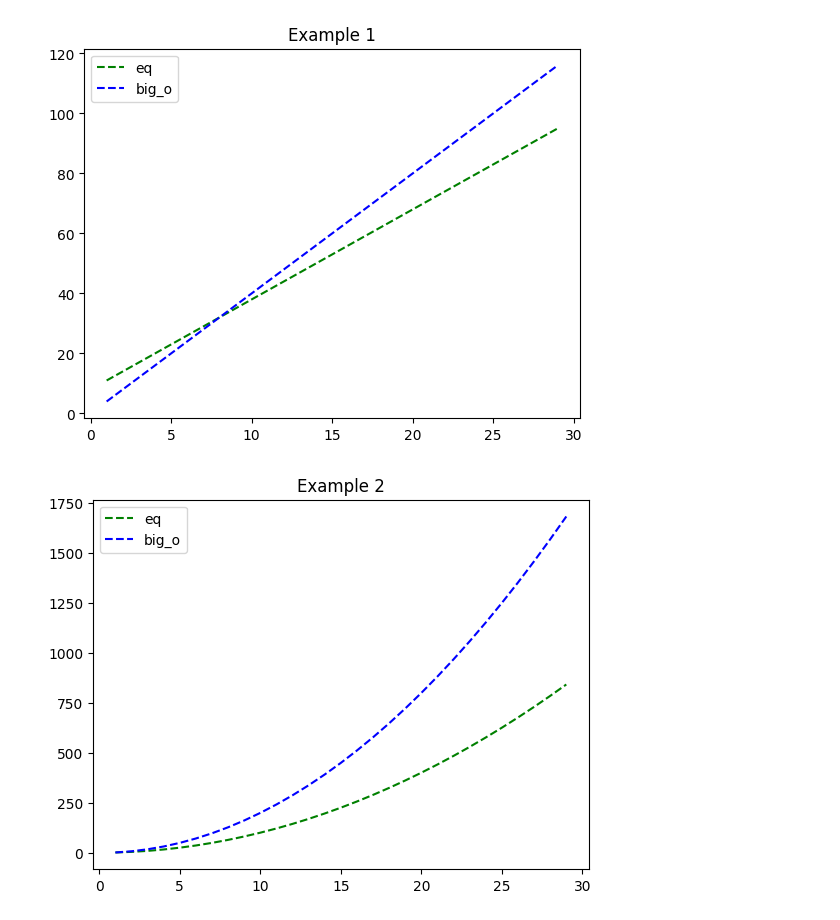
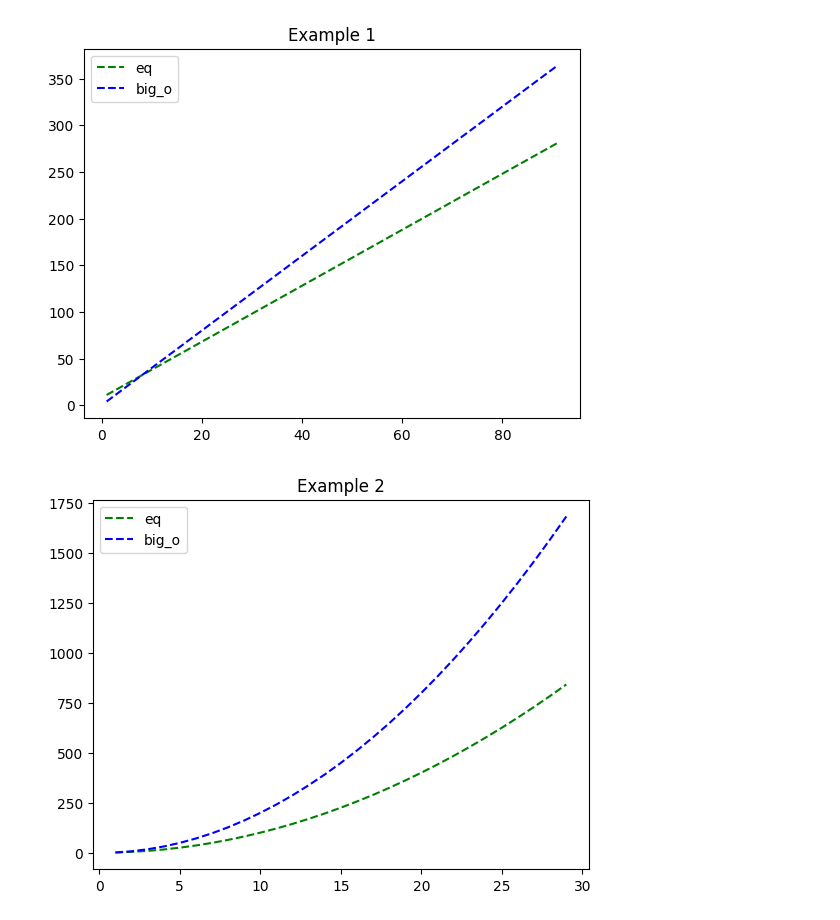
Before and after one commit to alac1984/myalgs, a Jupyter notebook: algorithms_karumanchi/01_big_o.ipynb, the cells around one changed output. Drawn from its saved outputs; the diff is of its cells as text; code cells hidden in the pictures.

```diff
--- a/algorithms_karumanchi/01_big_o.ipynb
+++ b/algorithms_karumanchi/01_big_o.ipynb
@@ -25,24 +25,24 @@ def eq_solutions(eq: Equality, symbol: Symbol, values: list[int]) -> list:
 # %%
 """Big O Examples, page 23"""
 
 # Example 1
 sy.var('y n')
 eq = sy.Eq(y, 3*n + 8)
-eq_nval = list(range(1, 30))
+eq_nval = list(range(1, 100, 10))
 eq_yval = eq_solutions(eq, n, eq_nval)
 
 sy.var('y n')
 bigo = sy.Eq(y, 4*n)
-bigo_nval = list(range(1, 30))
+bigo_nval = list(range(1, 100, 10))
 bigo_yval = eq_solutions(bigo, n, bigo_nval)
 
 plt.plot(eq_nval, eq_yval, color="green", linestyle="dashed", label="eq")
 plt.plot(bigo_nval, bigo_yval, color="blue", linestyle="dashed", label="big_o")
 plt.legend()
 plt.title("Example 1")
 plt.show()
 # %% [output]
-[figure, old version]
+[figure, new version]
 # %%
 # Example 2
 sy.var('y n')
```
Also changed, not shown: parts of 4 cells of this notebook.
